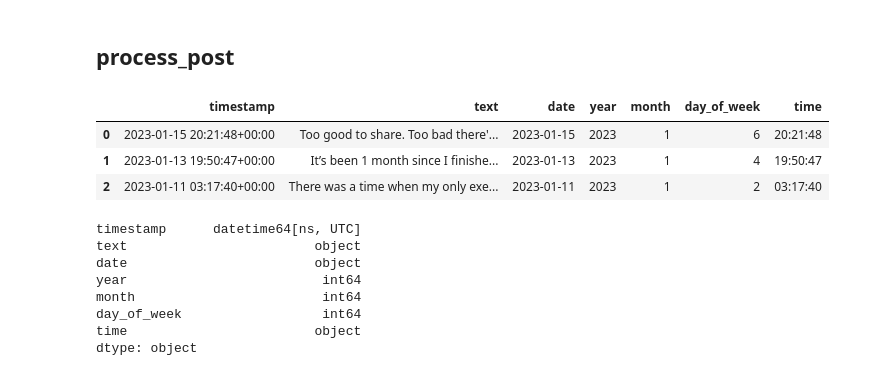
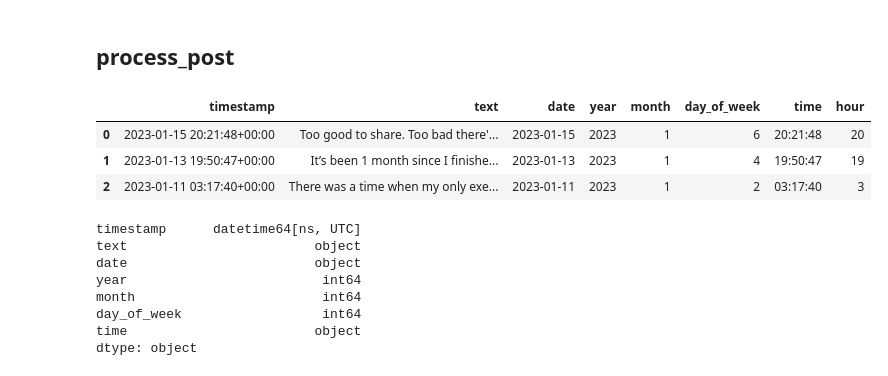
Before and after one commit to silvhua/online-PT-business-KPI, a Jupyter notebook: notebooks/2023-01-13 facebook API.ipynb, the cells around one changed output. Cells and saved outputs as stored; diff of their text form; code cells hidden in the pictures.

Commit message:
prepare text data for NLP

```diff
--- a/notebooks/2023-01-13 facebook API.ipynb
+++ b/notebooks/2023-01-13 facebook API.ipynb
@@ -111,28 +93,28 @@ response_json_5p
 # %%
 import re
 def process_post_df(df):
     """
     Convert dates in the json-derived dataframe into different formats.
     """
     df.reset_index(drop=True, inplace=True)
     regex_date = r'.+T'
     df2 = pd.DataFrame()
     df2['timestamp'] = pd.to_datetime(df['created_time'])
     df2['text'] = df['message']
     df2['date'] = df2['timestamp'].dt.date
     df2['year'] = df2['timestamp'].dt.year
     df2['month'] = df2['timestamp'].dt.month
     df2['day_of_week'] = df2['timestamp'].dt.dayofweek
     df2['time'] = df2['timestamp'].dt.time
-    df2['time'] = df2['timestamp'].dt.time
+    df2['hour'] = df2['timestamp'].dt.hour
     return df2
 
 process_post_df(df_5p.head(3).copy())
 # %% [output]
-|  | timestamp | text | date | year | month | day_of_week | time |
-| 0 | 2023-01-15 20:21:48+00:00 | Too good to share. Too bad there'... | 2023-01-15 | 2023 | 1 | 6 | 20:21:48 |
-| 1 | 2023-01-13 19:50:47+00:00 | It’s been 1 month since I finishe... | 2023-01-13 | 2023 | 1 | 4 | 19:50:47 |
-| 2 | 2023-01-11 03:17:40+00:00 | There was a time when my only exe... | 2023-01-11 | 2023 | 1 | 2 | 03:17:40 |
+|  | timestamp | text | date | year | month | day_of_week | time | hour |
+| 0 | 2023-01-15 20:21:48+00:00 | Too good to share. Too bad there'... | 2023-01-15 | 2023 | 1 | 6 | 20:21:48 | 20 |
+| 1 | 2023-01-13 19:50:47+00:00 | It’s been 1 month since I finishe... | 2023-01-13 | 2023 | 1 | 4 | 19:50:47 | 19 |
+| 2 | 2023-01-11 03:17:40+00:00 | There was a time when my only exe... | 2023-01-11 | 2023 | 1 | 2 | 03:17:40 | 3 |
 # %%
 process_post_df(df_5p.head(3).copy()).dtypes
 # %% [output]
```
Also changed, not shown: parts of 11 cells of this notebook.
